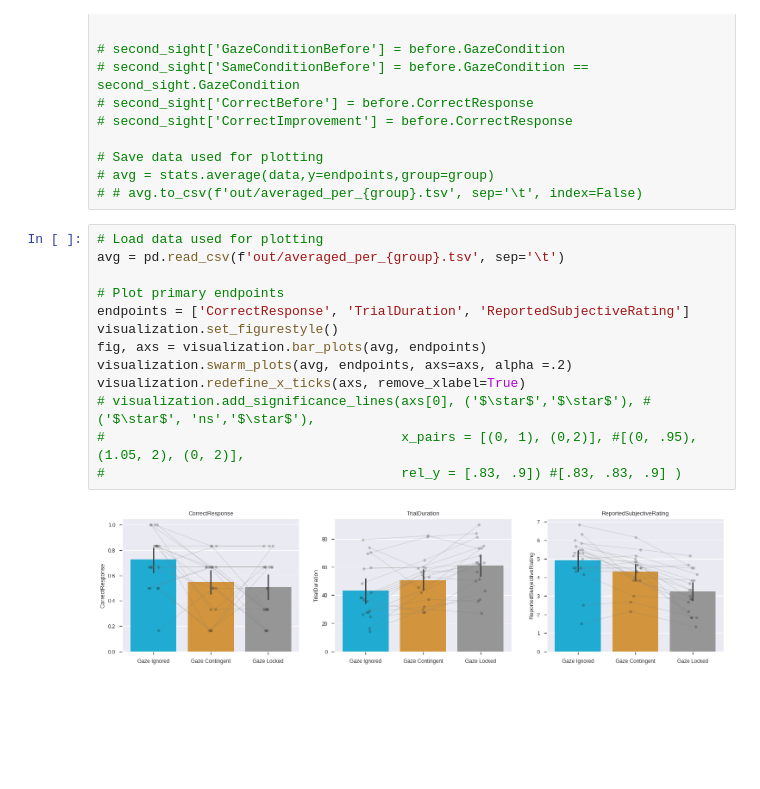
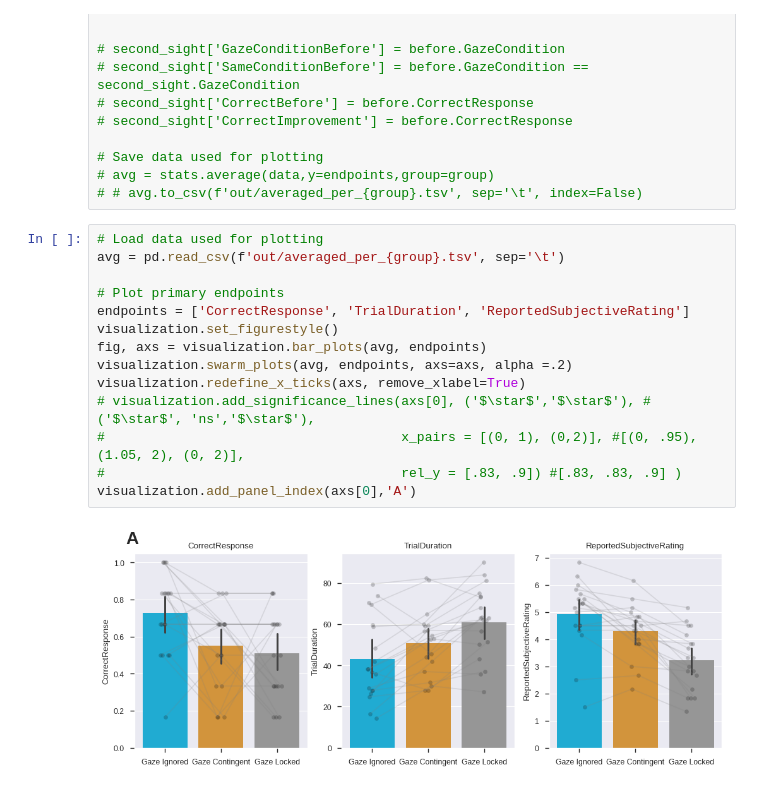
Before and after one commit to neuralcodinglab/SPVGazeAnalysis, a Jupyter notebook: scene_recognition/sr_endpoints_analysis.ipynb, the cells around one changed output. Saved outputs shown, nothing was run; the diff lists cells and outputs as text; blank space fills up the shorter version.

```diff
--- a/scene_recognition/sr_endpoints_analysis.ipynb
+++ b/scene_recognition/sr_endpoints_analysis.ipynb
@@ -85,15 +85,16 @@ group = stats.GROUP # default: grouping by subject
 # %%
 # Load data used for plotting
 avg = pd.read_csv(f'out/averaged_per_{group}.tsv', sep='\t')
 
 # Plot primary endpoints
 endpoints = ['CorrectResponse', 'TrialDuration', 'ReportedSubjectiveRating']
 visualization.set_figurestyle()
 fig, axs = visualization.bar_plots(avg, endpoints)
 visualization.swarm_plots(avg, endpoints, axs=axs, alpha =.2)
 visualization.redefine_x_ticks(axs, remove_xlabel=True)
 # visualization.add_significance_lines(axs[0], ('$\star$','$\star$'), #('$\star$', 'ns','$\star$'),
 #                                      x_pairs = [(0, 1), (0,2)], #[(0, .95),  (1.05, 2), (0, 2)],
 #                                      rel_y = [.83, .9]) #[.83, .83, .9] )
+visualization.add_panel_index(axs[0],'A')
 # %% [output]
-[figure, old version]
+[figure, new version]
```
Also changed, not shown: parts of 1 cell of this notebook, 4 other files.
